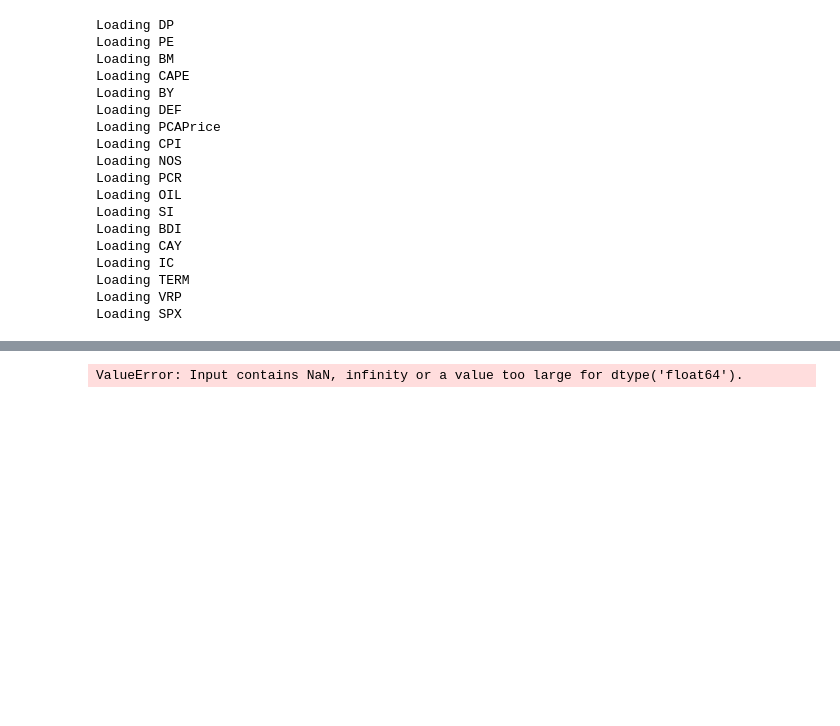
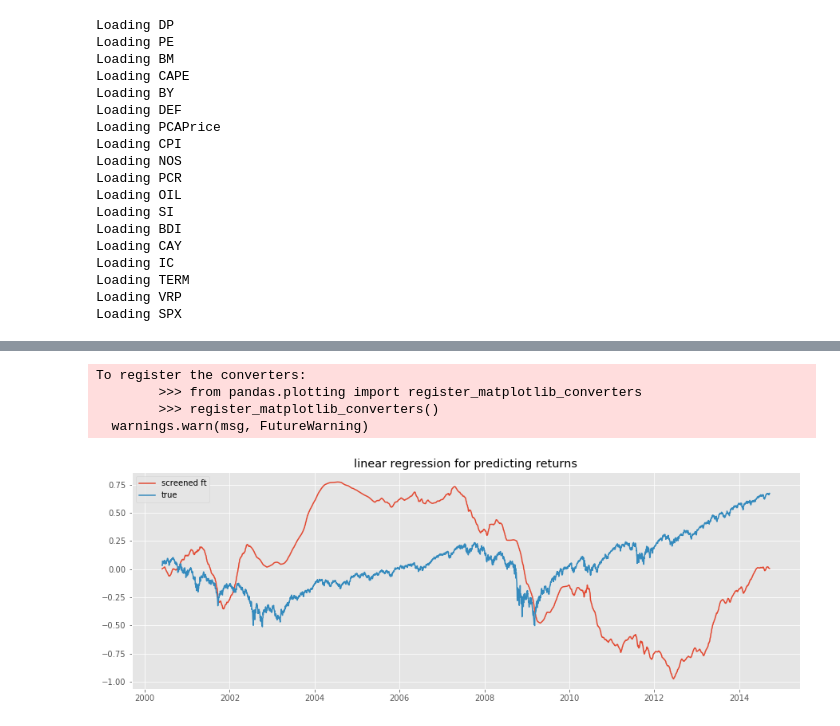
Before and after one commit to rmfeng/dsqfltproject, a Jupyter notebook: corr_screening_regression.ipynb, the cells around one changed output, grey strips where cells are left out. Saved outputs shown, nothing was run; the diff lists cells and outputs as text; code cells hidden in the pictures; blank space fills up the shorter version.

Commit message:
CorrScreen added

```diff
--- a/corr_screening_regression.ipynb
+++ b/corr_screening_regression.ipynb
@@ -130,11 +51,15 @@ class CorrScreenPredictor:
 # %%
 # test predictions
 
 nbp = 180 # number of periods to be used
-CSP = CorrScreenPredictor(df,0)
+CSP = CorrScreenPredictor(df)
 CSP.plot_predict(nbp)
 # %% [output]
-ValueError: Input contains NaN, infinity or a value too large for dtype('float64').
+To register the converters:
+        >>> from pandas.plotting import register_matplotlib_converters
+        >>> register_matplotlib_converters()
+  warnings.warn(msg, FutureWarning)
+[figure, added]
 # %%
 # plot total ft used per period
 
```
Also changed, not shown: parts of 6 cells of this notebook, 2 other files.
